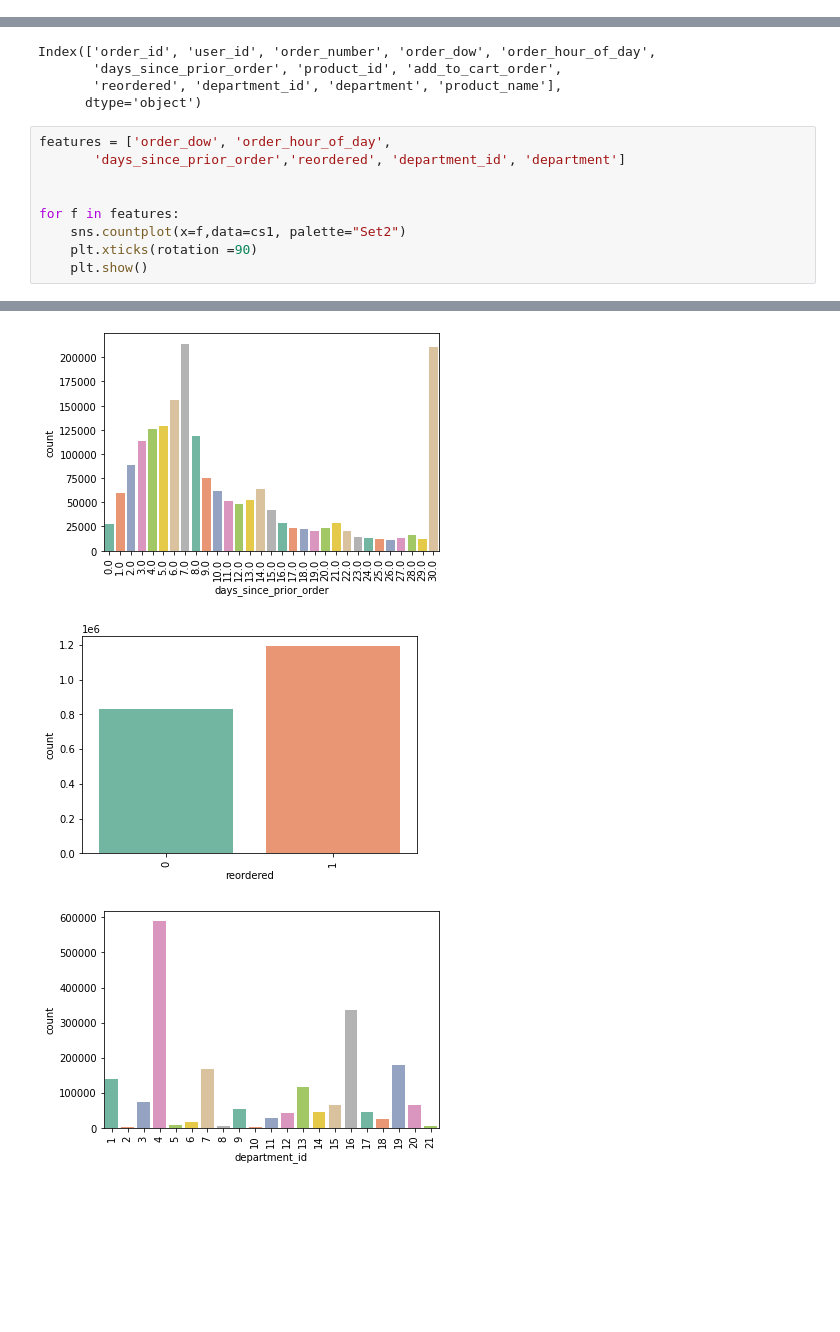
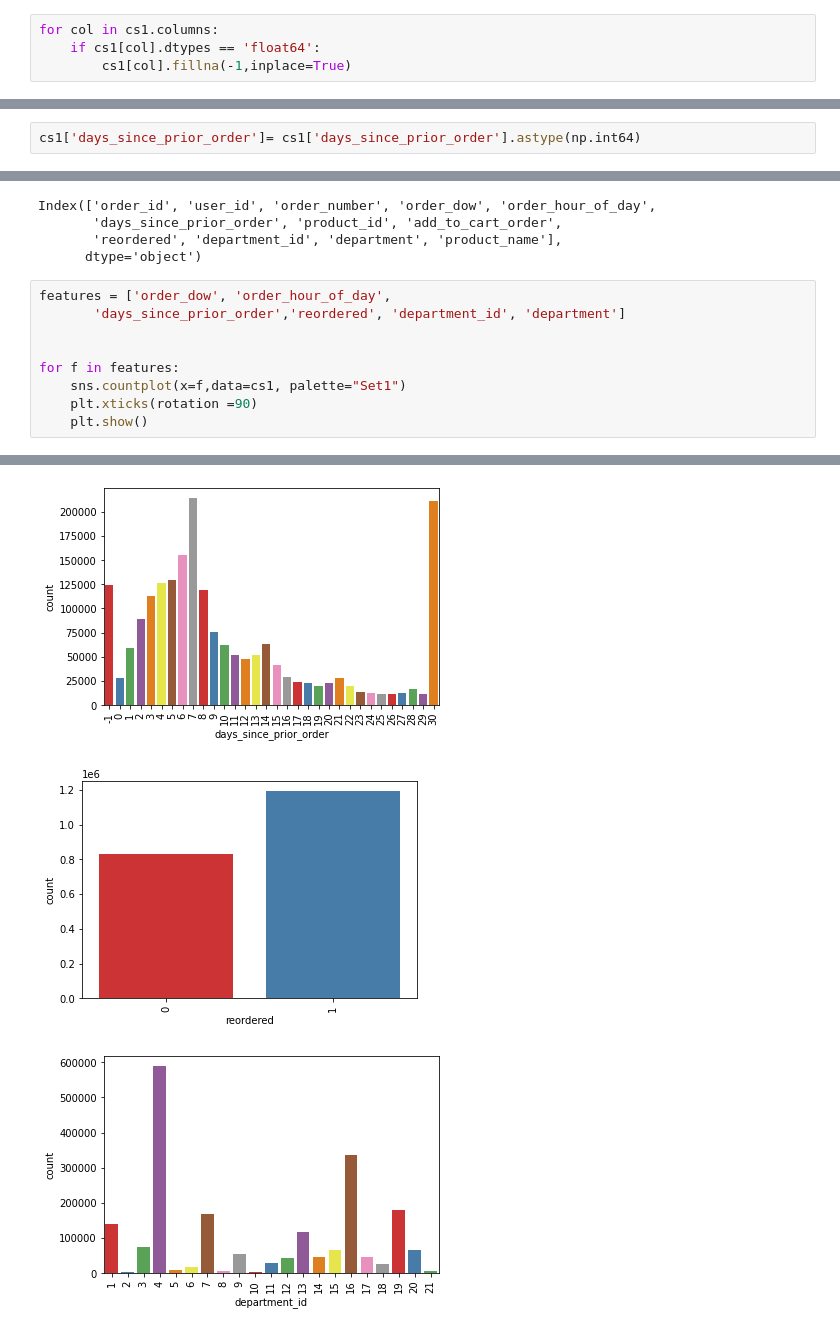
Before and after one commit to Rupesh707/Think-Tank-Case-Study, a Jupyter notebook: EDA.ipynb, the cells around one changed output, grey strips where cells are left out. Cells and saved outputs as stored; diff of their text form; blank space fills up the shorter version.

```diff
--- a/EDA.ipynb
+++ b/EDA.ipynb
@@ -137,0 +120,4 @@ cs1[cs1['days_since_prior_order'].isnull()]
+# %%
+for col in cs1.columns:
+    if cs1[col].dtypes == 'float64':
+        cs1[col].fillna(-1,inplace=True)
@@ -137,0 +140,2 @@ cs1[cs1['days_since_prior_order'].isnull()]
+# %%
+cs1['days_since_prior_order']= cs1['days_since_prior_order'].astype(np.int64)
@@ -174,7 +202,7 @@ features = ['order_dow', 'order_hour_of_day',
 
 
 for f in features:
-    sns.countplot(x=f,data=cs1, palette="Set2")
+    sns.countplot(x=f,data=cs1, palette="Set1")
     plt.xticks(rotation =90)
     plt.show()
 # %% [output]
@@ -183,3 +211,3 @@ for f in features:
-[figure, old version]
+[figure, new version]
-[figure, old version]
+[figure, new version]
-[figure, old version]
+[figure, new version]
```
Also changed, not shown: parts of 33 cells of this notebook, 2 other files.
